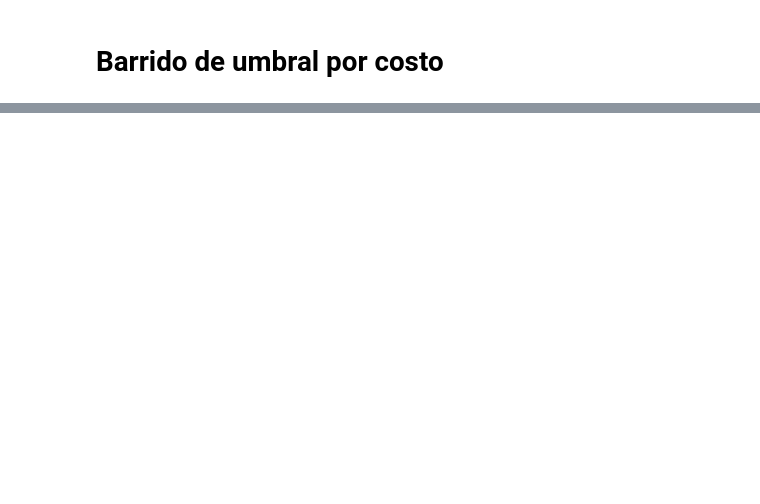
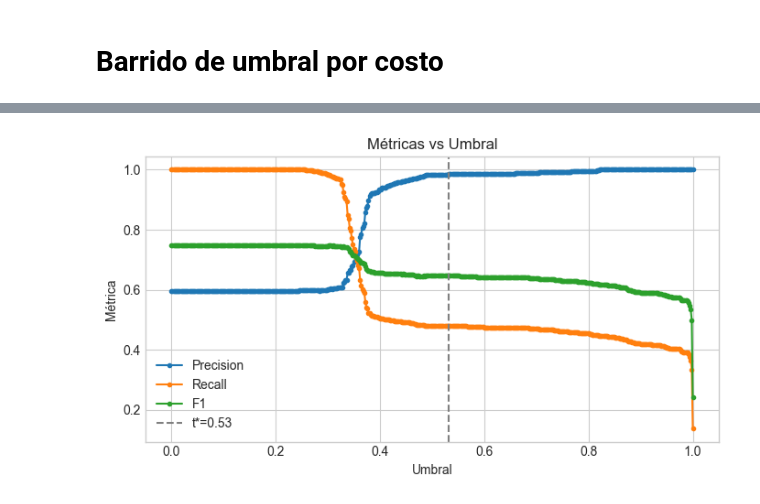
Before and after one commit to plijtmaer/fundamentos-aprendizaje-automatico, a Jupyter notebook: Notebooks/5- Interpretacion Models.ipynb, the cells around one changed output, grey strips where cells are left out. Drawn from its saved outputs; the diff is of its cells as text; code cells hidden in the pictures; blank space fills up the shorter version.

```diff
--- a/Notebooks/5- Interpretacion Models.ipynb
+++ b/Notebooks/5- Interpretacion Models.ipynb
@@ -486,0 +223,15 @@ El modelo calibrado y regularizado ofrece:
+# %%
+def threshold_metric(df_thr):
+    plt.figure(figsize=(7, 4))
+    plt.plot(df_thr["threshold"], df_thr["Precision"], label="Precision", marker=".")
+    plt.plot(df_thr["threshold"], df_thr["Recall"], label="Recall", marker=".")
+    plt.plot(df_thr["threshold"], df_thr["F1"], label="F1", marker=".")
+    t_star = float(df_thr.loc[df_thr["Cost"].idxmin(), "threshold"])
+    plt.axvline(t_star, ls="--", color="gray", label=f"t*={t_star:.2f}")
+    plt.title("Métricas vs Umbral")
+    plt.xlabel("Umbral"); plt.ylabel("Métrica"); plt.legend()
+    plt.tight_layout(); plt.show()
+# %%
+threshold_metric(df_thr_fl)
+# %% [output]
+[figure, added]
```
Also changed, not shown: parts of 30 cells of this notebook.
